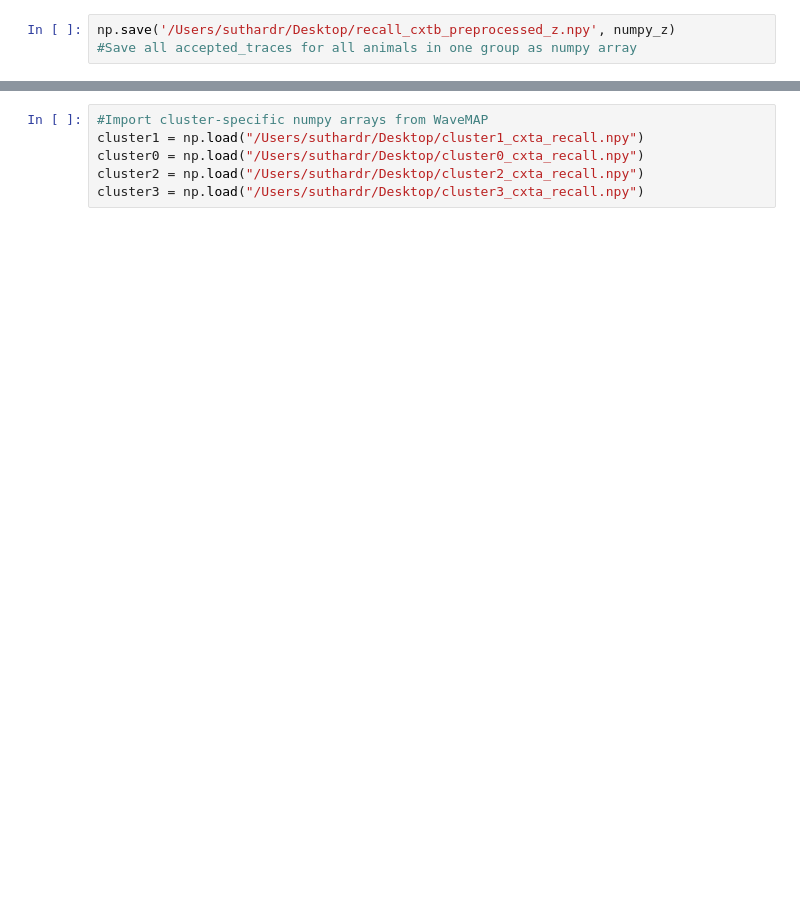
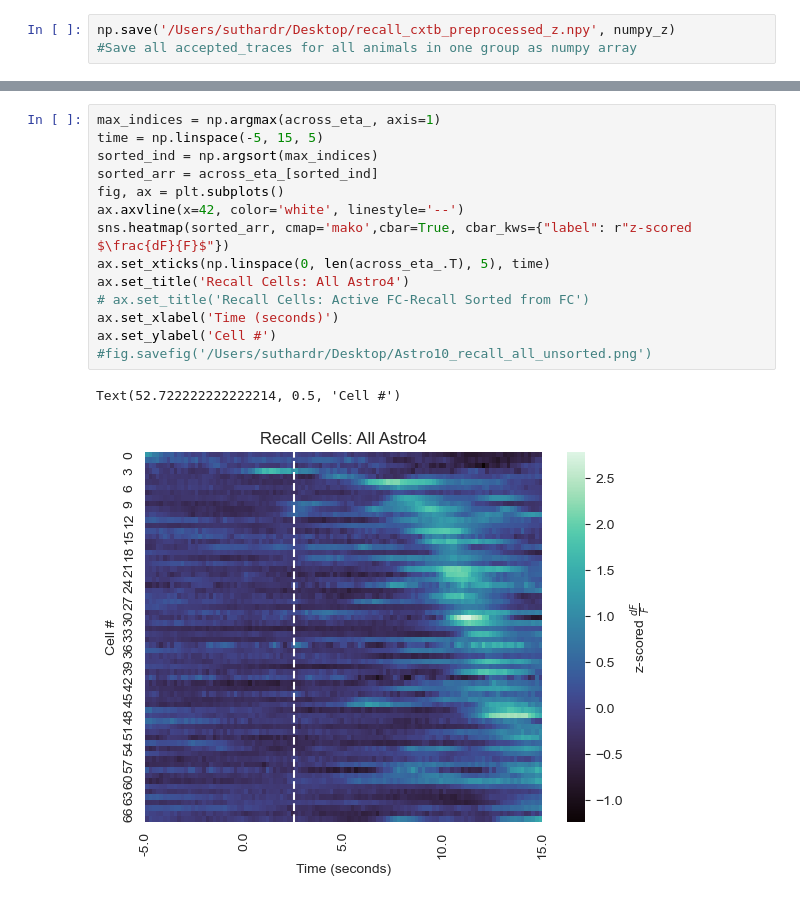
Before and after one commit to rsenne/dCA1_Paper, a Jupyter notebook: temporal_analysis.ipynb, the cells around one changed output, grey strips where cells are left out. Saved outputs shown, nothing was run; the diff lists cells and outputs as text; blank space fills up the shorter version.

```diff
--- a/temporal_analysis.ipynb
+++ b/temporal_analysis.ipynb
@@ -100,6 +294,17 @@ sns.heatmap(sorted_arr)
-# %%
-#Import cluster-specific numpy arrays from WaveMAP
-cluster1 = np.load("/Users/suthardr/Desktop/cluster1_cxta_recall.npy")
-cluster0 = np.load("/Users/suthardr/Desktop/cluster0_cxta_recall.npy")
-cluster2 = np.load("/Users/suthardr/Desktop/cluster2_cxta_recall.npy")
-cluster3 = np.load("/Users/suthardr/Desktop/cluster3_cxta_recall.npy")
+# %%
+max_indices = np.argmax(across_eta_, axis=1)
+time = np.linspace(-5, 15, 5)
+sorted_ind = np.argsort(max_indices)
+sorted_arr = across_eta_[sorted_ind]
+fig, ax = plt.subplots()
+ax.axvline(x=42, color='white', linestyle='--')
+sns.heatmap(sorted_arr, cmap='mako',cbar=True, cbar_kws={"label": r"z-scored $\frac{dF}{F}$"})
+ax.set_xticks(np.linspace(0, len(across_eta_.T), 5), time)
+ax.set_title('Recall Cells: All Astro4')
+# ax.set_title('Recall Cells: Active FC-Recall Sorted from FC')
+ax.set_xlabel('Time (seconds)')
+ax.set_ylabel('Cell #')
+#fig.savefig('/Users/suthardr/Desktop/Astro10_recall_all_unsorted.png')
+# %% [output]
+Text(52.722222222222214, 0.5, 'Cell #')
+[figure, added]
```
Also changed, not shown: parts of 21 cells of this notebook, 7 other files.
